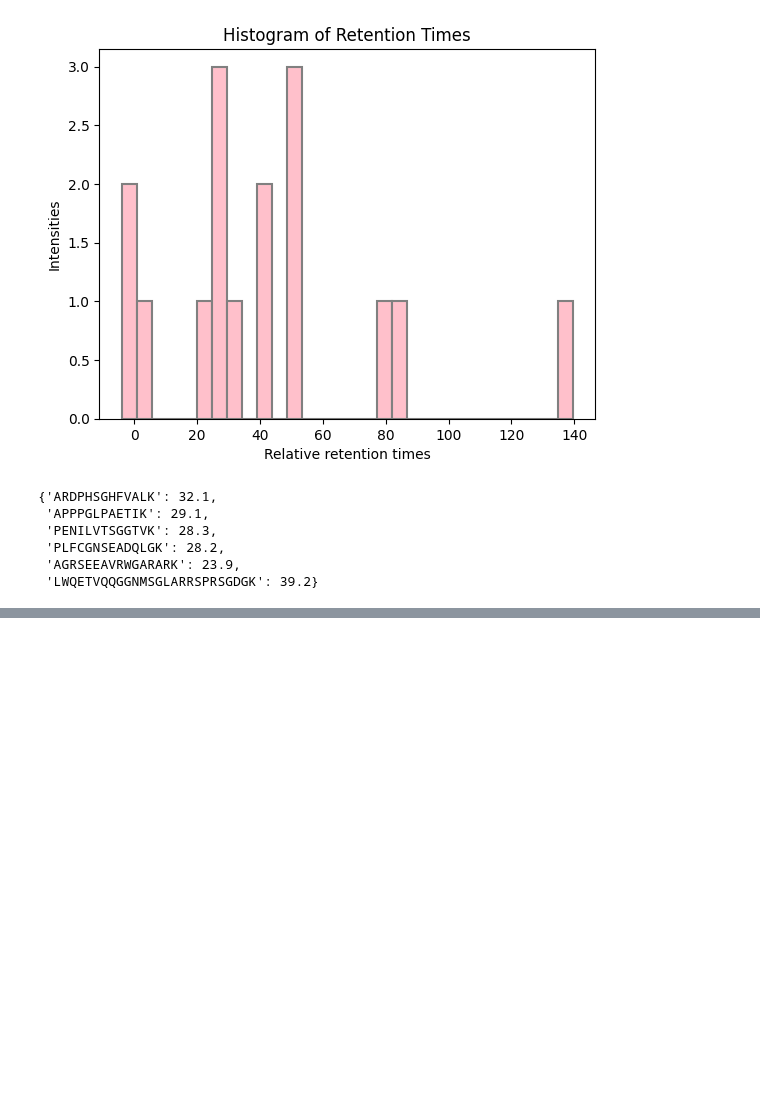
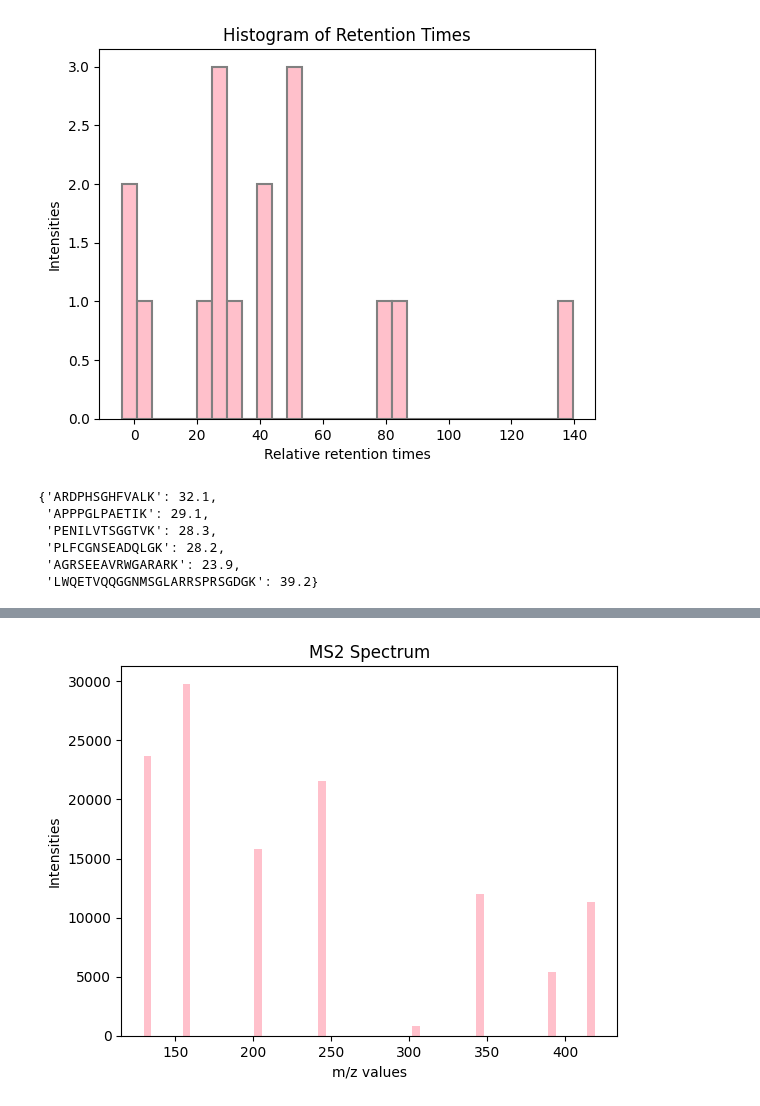
Before and after one commit to annalina2609/proteosim, a Jupyter notebook: ms_experiment_final.ipynb, the cells around one changed output, grey strips where cells are left out. Drawn from its saved outputs; the diff is of its cells as text; code cells hidden in the pictures; blank space fills up the shorter version.

```diff
--- a/ms_experiment_final.ipynb
+++ b/ms_experiment_final.ipynb
@@ -75,0 +106,6 @@ select_peps
+# %%
+import proteosim as ps
+
+mypep = 'MATSR'
+frags = ps.fragment_peptide(mypep)
+frags
@@ -75,0 +114,5 @@ select_peps
+# %%
+import proteosim as ps
+
+mass_map_ms2 = ps.calculate_mol_mass_collection(frags, ps.amino_acid_mass_dalton)
+mass_map_ms2
@@ -75,0 +128,4 @@ select_peps
+# %%
+import proteosim as ps
+mz2_map = ps.calculate_mz_collection(mass_map_ms2, charge = 1)
+mz2_map
@@ -75,0 +141,5 @@ select_peps
+# %%
+import proteosim as ps
+ps.plot_spectrum(mz2_map.values(), title = "MS2 Spectrum", width = 5)
+# %% [output]
+[figure, added]
```
Also changed, not shown: parts of 6 cells of this notebook, 4 other files.
